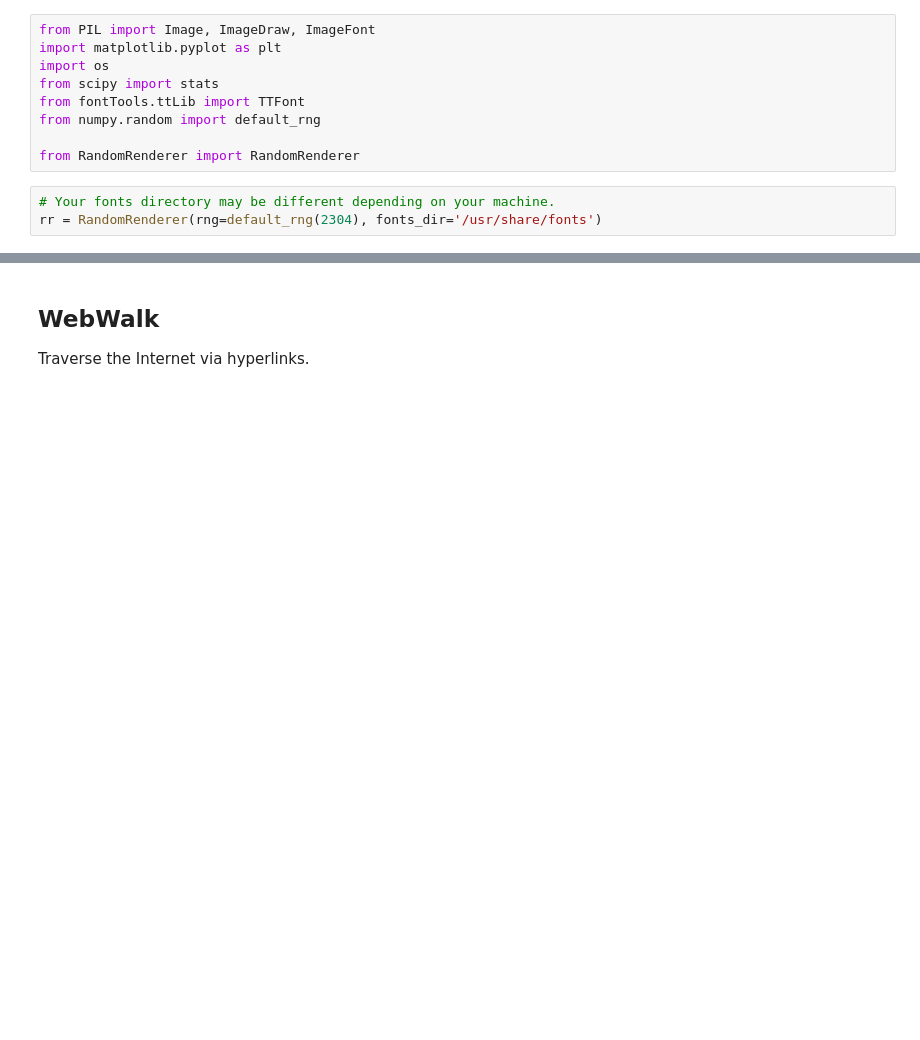
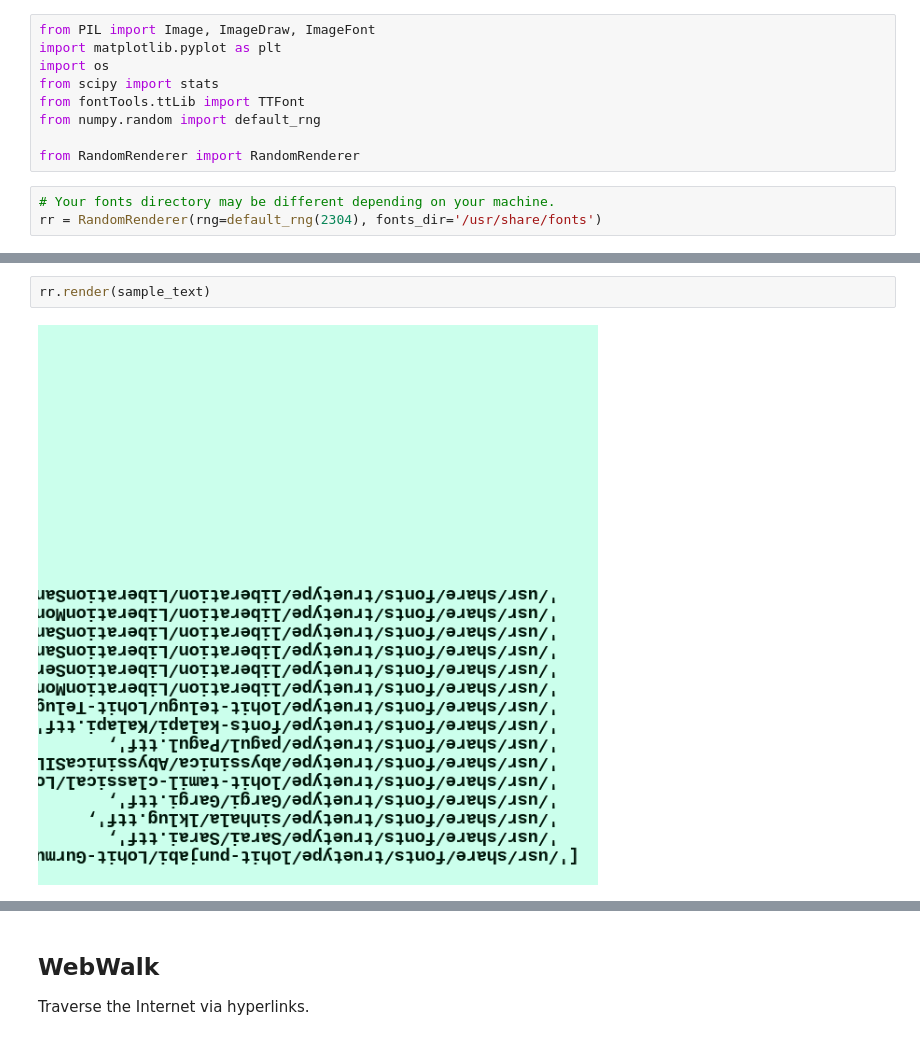
Before and after one commit to ancient-world-citation-analysis/awca-ocr, a Jupyter notebook: benchmark/Examples.ipynb, the cells around one changed output, grey strips where cells are left out. Saved outputs shown, nothing was run; the diff lists cells and outputs as text; blank space fills up the shorter version.

```diff
--- a/benchmark/Examples.ipynb
+++ b/benchmark/Examples.ipynb
@@ -38,0 +73,4 @@ rr.render('''['/usr/share/fonts/truetype/lohit-punjabi/Lohit-Gurmukhi.ttf',
+# %%
+rr.render(sample_text)
+# %% [output]
+[figure, added]
```
Also changed, not shown: parts of 16 cells of this notebook, 1 other file.
